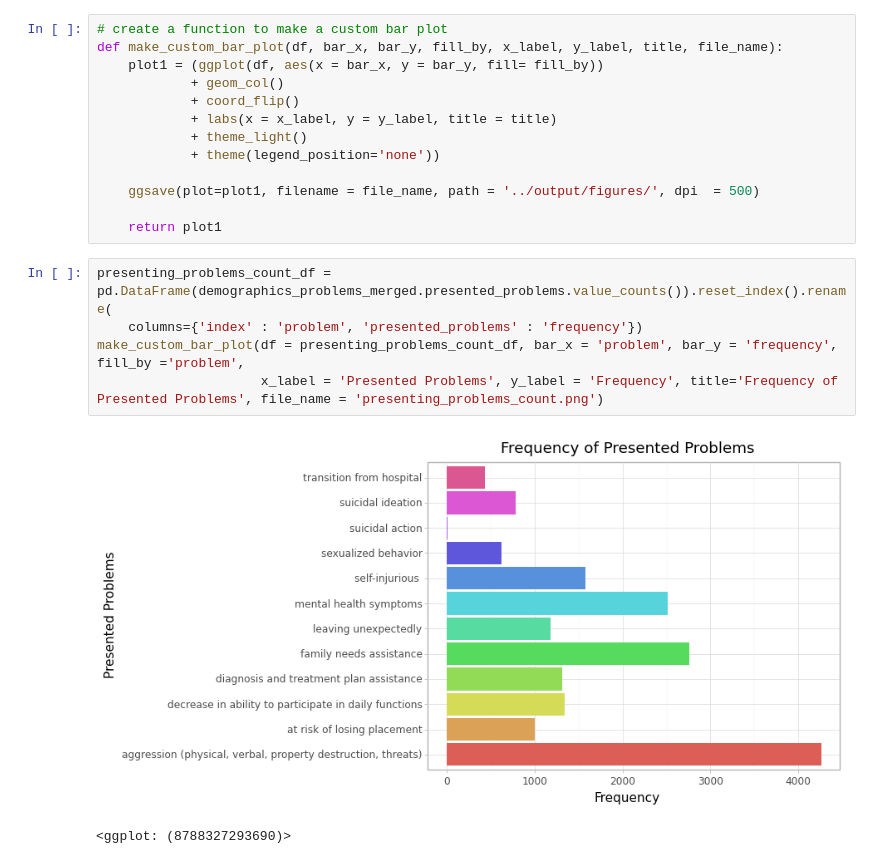
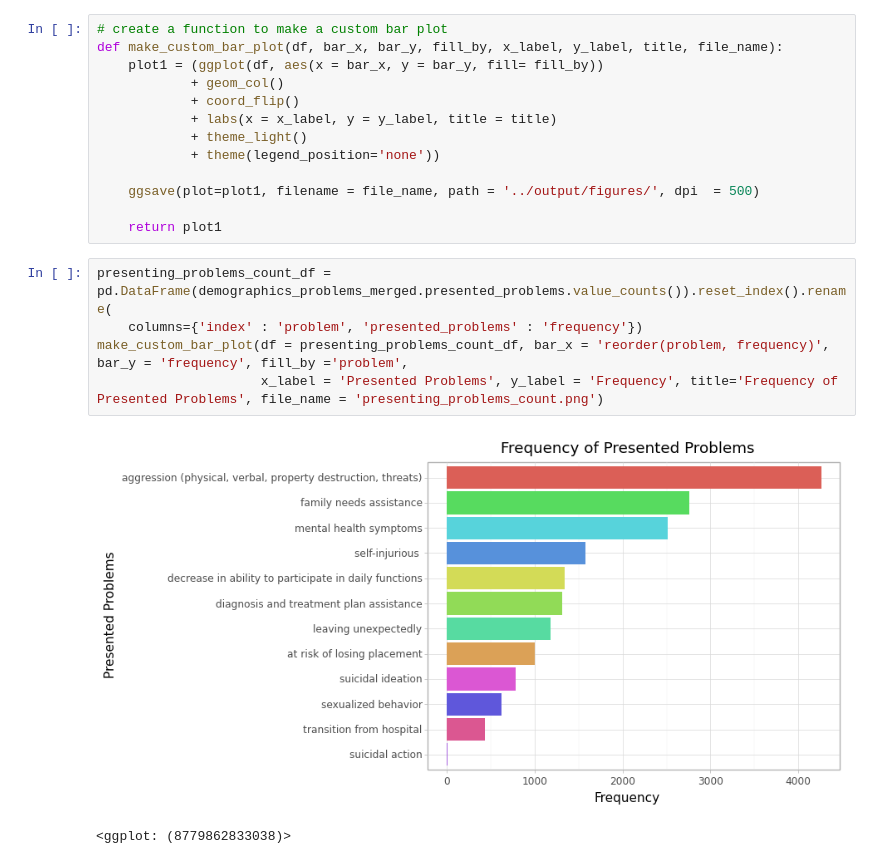
Before and after one commit to aimenabdulaziz/qss_final_project, a Jupyter notebook: code/02_data_analysis.ipynb, the cells around one changed output. Saved outputs shown, nothing was run; the diff lists cells and outputs as text.

```diff
--- a/code/02_data_analysis.ipynb
+++ b/code/02_data_analysis.ipynb
@@ -583,11 +583,11 @@ def make_custom_bar_plot(df, bar_x, bar_y, fill_by, x_label, y_label, title, fil
 # %%
 presenting_problems_count_df = pd.DataFrame(demographics_problems_merged.presented_problems.value_counts()).reset_index().rename(
     columns={'index' : 'problem', 'presented_problems' : 'frequency'})
-make_custom_bar_plot(df = presenting_problems_count_df, bar_x = 'problem', bar_y = 'frequency', fill_by ='problem',
+make_custom_bar_plot(df = presenting_problems_count_df, bar_x = 'reorder(problem, frequency)', bar_y = 'frequency', fill_by ='problem',
                      x_label = 'Presented Problems', y_label = 'Frequency', title='Frequency of Presented Problems', file_name = 'presenting_problems_count.png')
 # %% [output]
-[figure, old version]
+[figure, new version]
-<ggplot: (8788327293690)>
+<ggplot: (8779862833038)>
 # %%
 living_condition_no_other = demographics_problems_merged[~demographics_problems_merged['Current living situation at enrollment to START'].str.contains('Other:')].copy()
 
```
Also changed, not shown: parts of 5 cells of this notebook, 2 other files.
